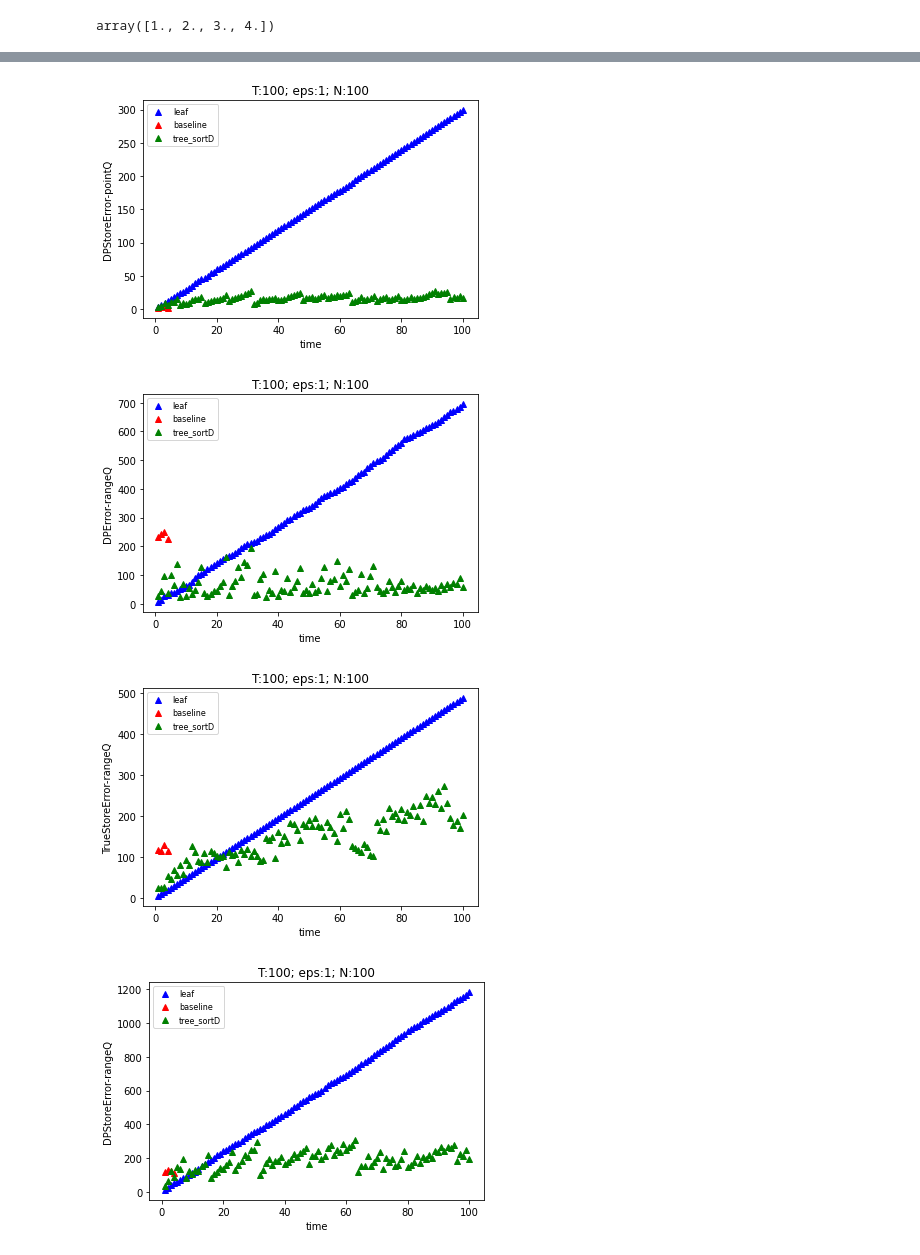
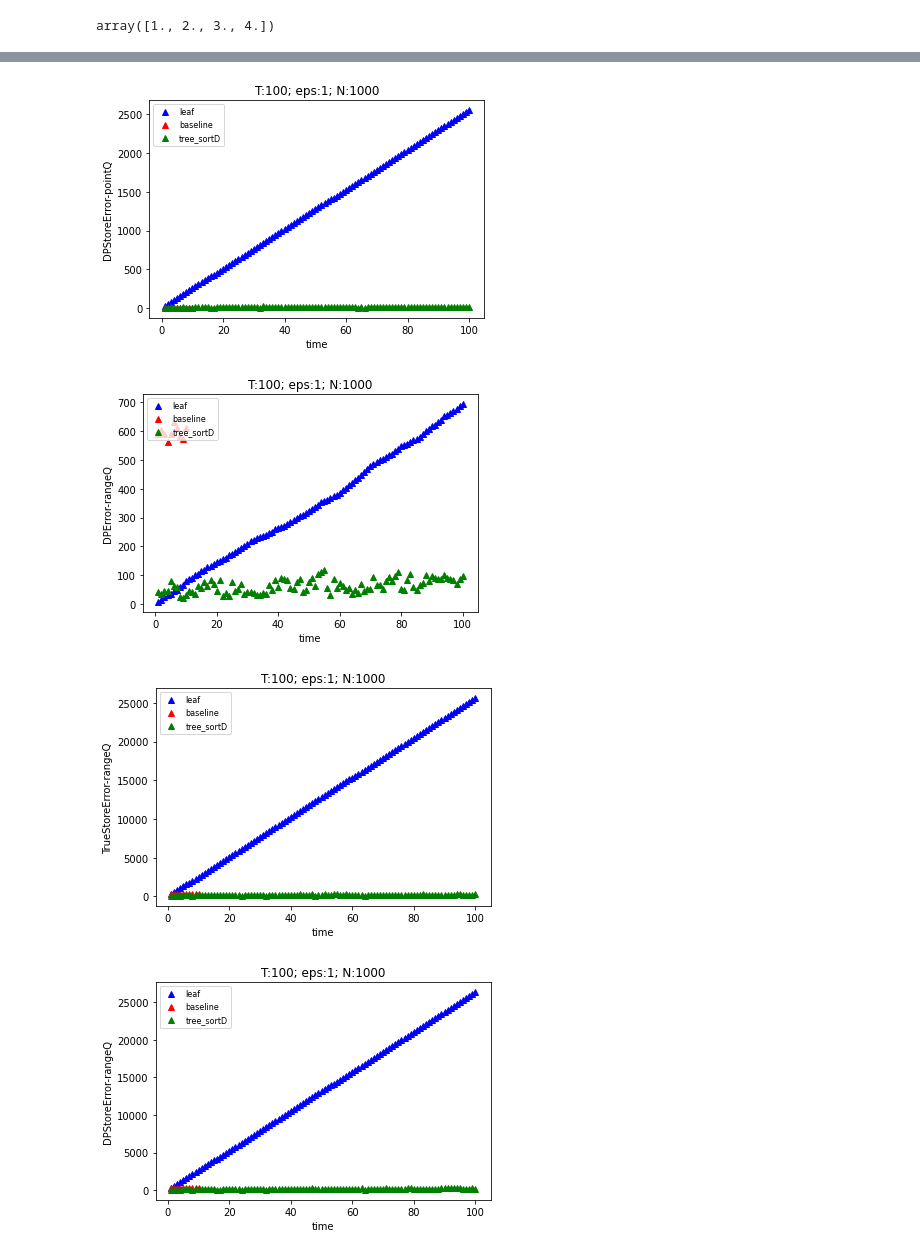
Before and after one commit to ypzhang725/Longshot, a Jupyter notebook: emp-sh2pc/resultsEMP/EMP.ipynb, the cells around one changed output, grey strips where cells are left out. Cells and saved outputs as stored; diff of their text form; code cells hidden in the pictures.

```diff
--- a/emp-sh2pc/resultsEMP/EMP.ipynb
+++ b/emp-sh2pc/resultsEMP/EMP.ipynb
@@ -297,7 +298,7 @@ def plotQ11(T, eps, N):
 # y axis: query processing time for baseline and DP structure appoaches
 T = 100
 eps = 1
-N = 100  # bigger N 1000, 10000
+N = 1000  # bigger N 1000, 10000
 plotQ11(T, eps, N)
 #todo: average time/query; label, fix x axis
 # baseline: 10 T
@@ -325,7 +326,7 @@ plotQ11(T, eps, N)
 # %%
 def plotDPSeperate(T, arrayLeaf, arrayTree_sortSubroot, arrayTree_sortD, xlable, ylable, title):
     xpoints = np.linspace(1, T, T, endpoint=True)
-    x1points = np.linspace(1, 4, 4, endpoint=True)
+    x1points = np.linspace(1, 10, 10, endpoint=True)
     y1points = arrayLeaf
     y2points = arrayTree_sortSubroot
     y3points = arrayTree_sortD
@@ -340,7 +341,7 @@ def plotDPSeperate(T, arrayLeaf, arrayTree_sortSubroot, arrayTree_sortD, xlable,
     plt.legend(loc="upper left", prop={'size': 8})
 
     plt.title(title)
-    plt.savefig("plots/Q1-2-"+ylable+"-"+title+".png", bbox_inches='tight')
+    plt.savefig("plots100-1000/Q1-2-"+ylable+"-"+title+".png", bbox_inches='tight')
 
     plt.show()
 
@@ -352,7 +353,7 @@ def plotQ12(T, eps, N):
     eps_string = str(eps)+","
     N_string = str(N)
     fileNameLeaf = "leafbin40_ss1.txt,"+T_string+eps_string+N_string+";2.txt"
-    fileNameBaseline = "baselinebin40_ss1.txt,"+"4,"+eps_string+N_string+";2.txt"
+    fileNameBaseline = "baselinebin40_ss1.txt,"+"10,"+eps_string+N_string+";2.txt"
     fileNameTreeSortD = "treebin40_ss1.txt,"+T_string+eps_string+N_string+",2;0.txt"
 
     # read files, parse and return mean
@@ -405,7 +406,7 @@ def plotQ12(T, eps, N):
 # y axis: three errors for point and range queries
 T = 100
 eps = 1
-N = 100
+N = 1000
 plotQ12(T, eps, N)
 # T 1000
 # %% [output]
@@ -414,7 +415,7 @@ plotQ12(T, eps, N)
-[figure, old version]
+[figure, new version]
-[figure, old version]
+[figure, new version]
-[figure, old version]
+[figure, new version]
-[figure, old version]
+[figure, new version]
 # %%
 def plotCache(T, arrayLeaf, arrayTree_sortSubroot, arrayTree_sortD, xlable, ylable, title):
     xpoints = np.linspace(1, T, T, endpoint=True)
```
Also changed, not shown: parts of 9 cells of this notebook, 32 other files.
